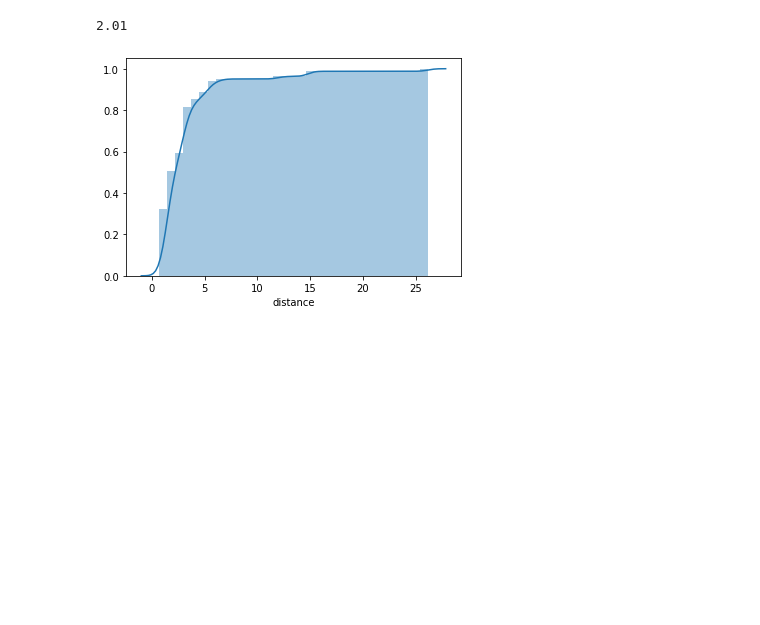
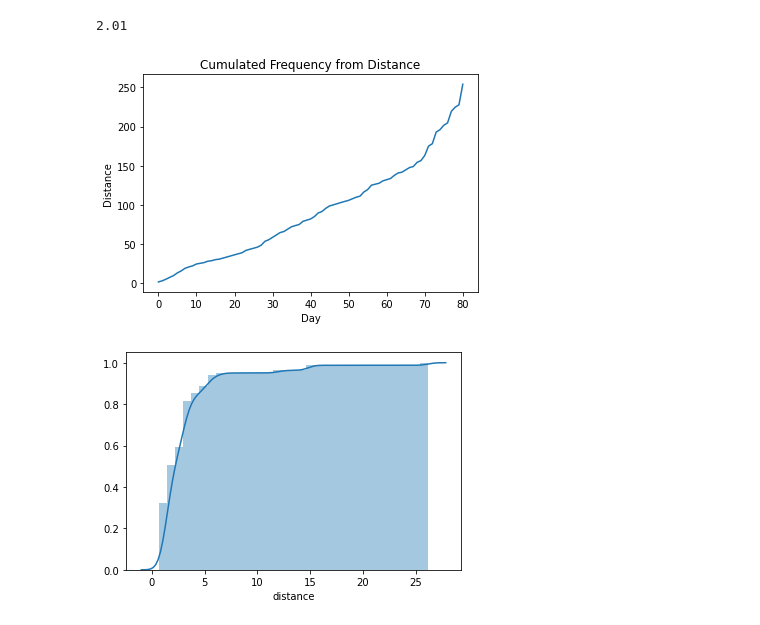
Before and after one commit to ralsouza/data_visualisation_matplotlib_seaborn, a Jupyter notebook: notebooks/03_exercices.ipynb, the cells around one changed output. Drawn from its saved outputs; the diff is of its cells as text; code cells hidden in the pictures; blank space fills up the shorter version.

```diff
--- a/notebooks/03_exercices.ipynb
+++ b/notebooks/03_exercices.ipynb
@@ -65,3 +63,12 @@ print(min_dist)
 # %% [output]
 2.01
+# %%
+# 3. Make a plot with the cumulated frequency from column distance.
+df.distance.cumsum().plot()
+plt.title('Cumulated Frequency from Distance')
+plt.xlabel('Day')
+plt.ylabel('Distance')
+plt.show()
+# %% [output]
+[figure, added]
 # %%
```
Also changed, not shown: parts of 5 cells of this notebook.
